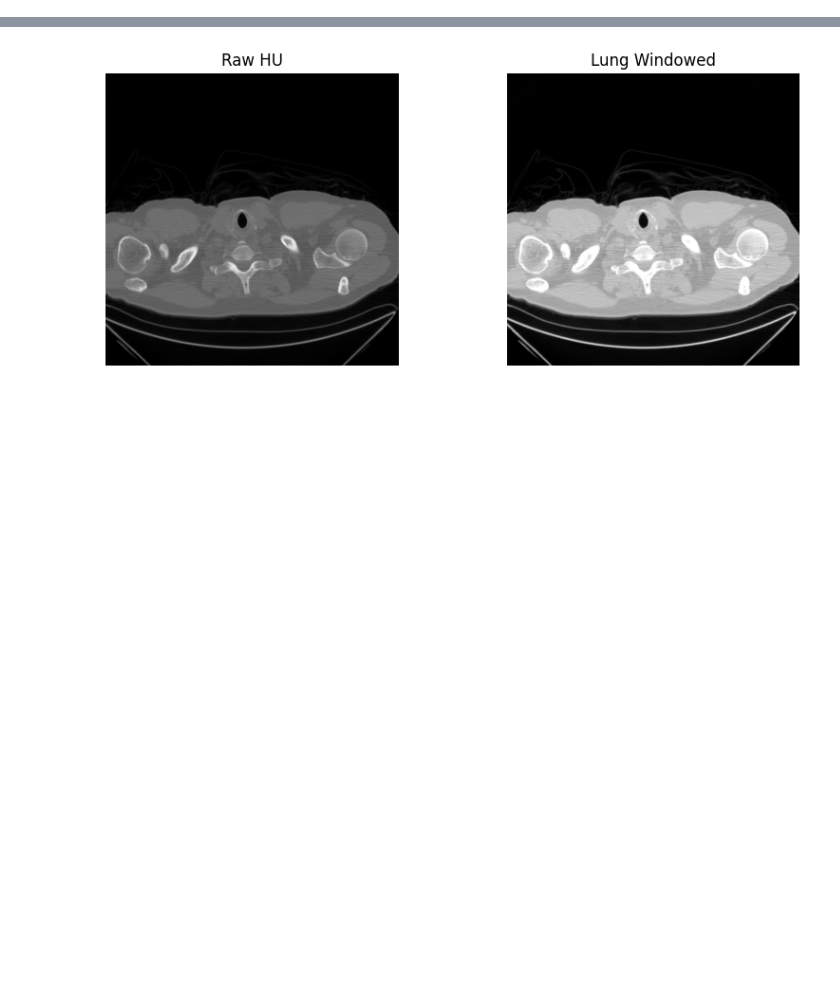
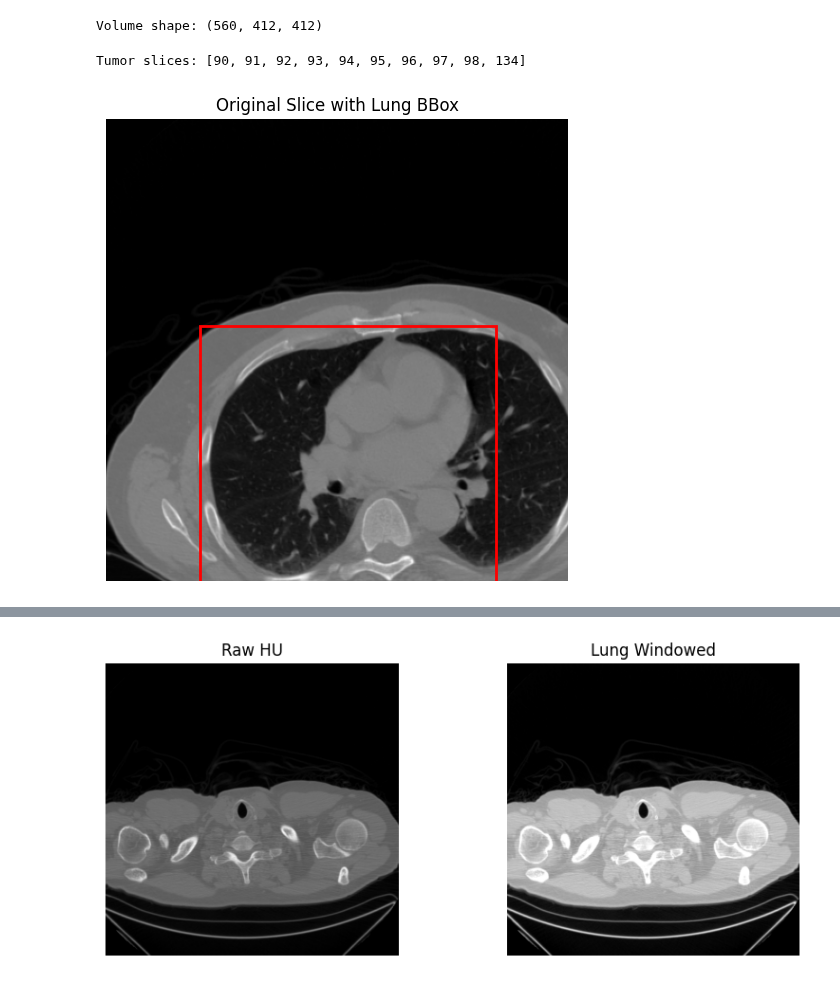
Before and after one commit to 26harvintilavat/Lung-Tumor-Segmentation, a Jupyter notebook: notebooks/02_lidc_notebook.ipynb, the cells around one changed output, grey strips where cells are left out. Drawn from its saved outputs; the diff is of its cells as text; code cells hidden in the pictures; blank space fills up the shorter version.

```diff
--- a/notebooks/02_lidc_notebook.ipynb
+++ b/notebooks/02_lidc_notebook.ipynb
@@ -9,3 +9,60 @@ from pathlib import Path
 import matplotlib.pyplot as plt
 import numpy as np
 from src.dataset import LungCTDataset
+# %%
+from src.dataset import LungCTDataset
+from src.preprocessing import get_lung_bbox, resample_mask
+import numpy as np
+import matplotlib.pyplot as plt
+from pathlib import Path
+
+series_dir = Path("../data/raw/LIDC-IDRI-0001")   # change patient
+
+mask_volume = np.load("../data/masks/LIDC-IDRI-0001_mask.npy")
+
+dataset = LungCTDataset(series_dir, mask_volume)
+
+volume = dataset.volume
+mask_vol = dataset.mask_volume
+
+print("Volume shape:", volume.shape)
+# %% [output]
+Volume shape: (560, 412, 412)
+# %%
+tumor_slices = []
+
+for z in range(mask_vol.shape[0]):
+    if mask_vol[z].sum() > 0:
+        tumor_slices.append(z)
+
+print("Tumor slices:", tumor_slices[:10])
+
+z = tumor_slices[len(tumor_slices)//2]   # pick middle tumor slice
+# %% [output]
+Tumor slices: [90, 91, 92, 93, 94, 95, 96, 97, 98, 134]
+# %%
+img = volume[z]
+mask = mask_vol[z]
+
+ymin, ymax, xmin, xmax = get_lung_bbox(img)
+
+plt.figure(figsize=(6,6))
+plt.imshow(img, cmap="gray")
+
+# draw bbox
+plt.gca().add_patch(
+    plt.Rectangle(
+        (xmin, ymin),
+        xmax - xmin,
+        ymax - ymin,
+        edgecolor="red",
+        linewidth=2,
+        fill=False
+    )
+)
+
+plt.title("Original Slice with Lung BBox")
+plt.axis("off")
+plt.show()
+# %% [output]
+[figure, added]
```
Also changed, not shown: parts of 17 cells of this notebook.
